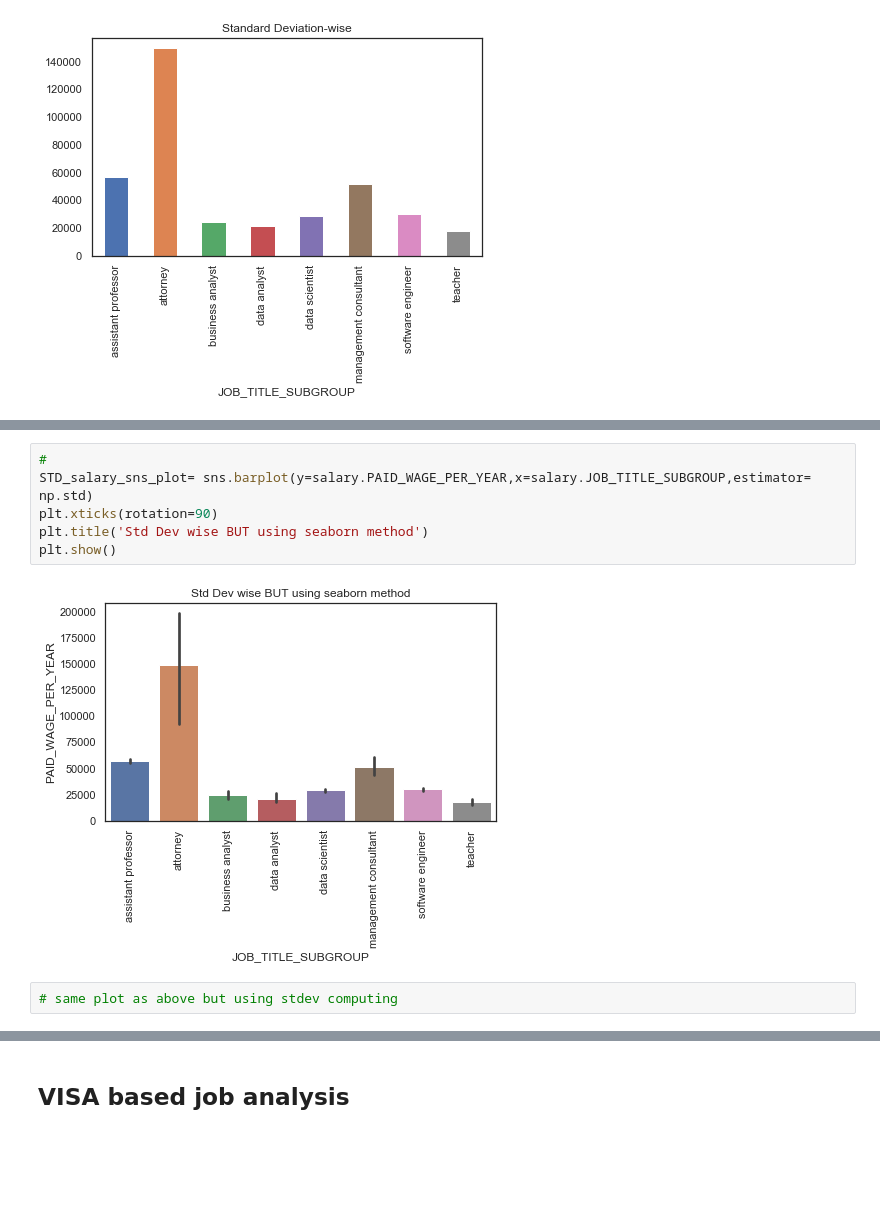
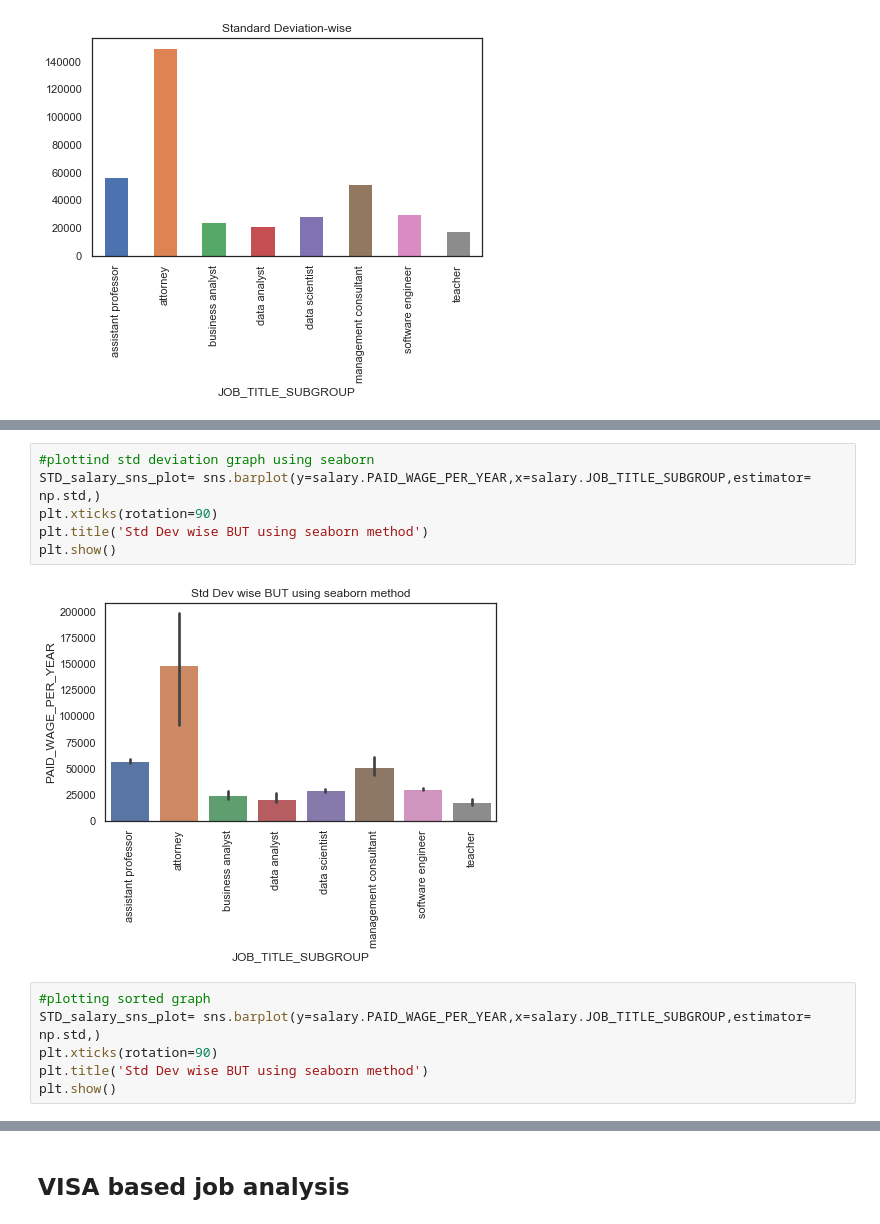
Before and after one commit to vivekgoyal180/EDA-Salary-data, a Jupyter notebook: EDA salary data.ipynb, the cells around one changed output, grey strips where cells are left out. Cells and saved outputs as stored; diff of their text form; blank space fills up the shorter version.

```diff
--- a/EDA salary data.ipynb
+++ b/EDA salary data.ipynb
@@ -166,10 +150,14 @@ plt.show()
+# %%
+#plottind std deviation graph using seaborn
+STD_salary_sns_plot= sns.barplot(y=salary.PAID_WAGE_PER_YEAR,x=salary.JOB_TITLE_SUBGROUP,estimator= np.std,)
+plt.xticks(rotation=90)
+plt.title('Std Dev wise BUT using seaborn method')
+plt.show()
+# %% [output]
+[figure, added]
 # %%
-#
-STD_salary_sns_plot= sns.barplot(y=salary.PAID_WAGE_PER_YEAR,x=salary.JOB_TITLE_SUBGROUP,estimator= np.std)
+#plotting sorted graph
+STD_salary_sns_plot= sns.barplot(y=salary.PAID_WAGE_PER_YEAR,x=salary.JOB_TITLE_SUBGROUP,estimator= np.std,)
 plt.xticks(rotation=90)
 plt.title('Std Dev wise BUT using seaborn method')
 plt.show()
-# %% [output]
-[figure, removed]
-# %%
-# same plot as above but using stdev computing
```
Also changed, not shown: parts of 42 cells of this notebook.
